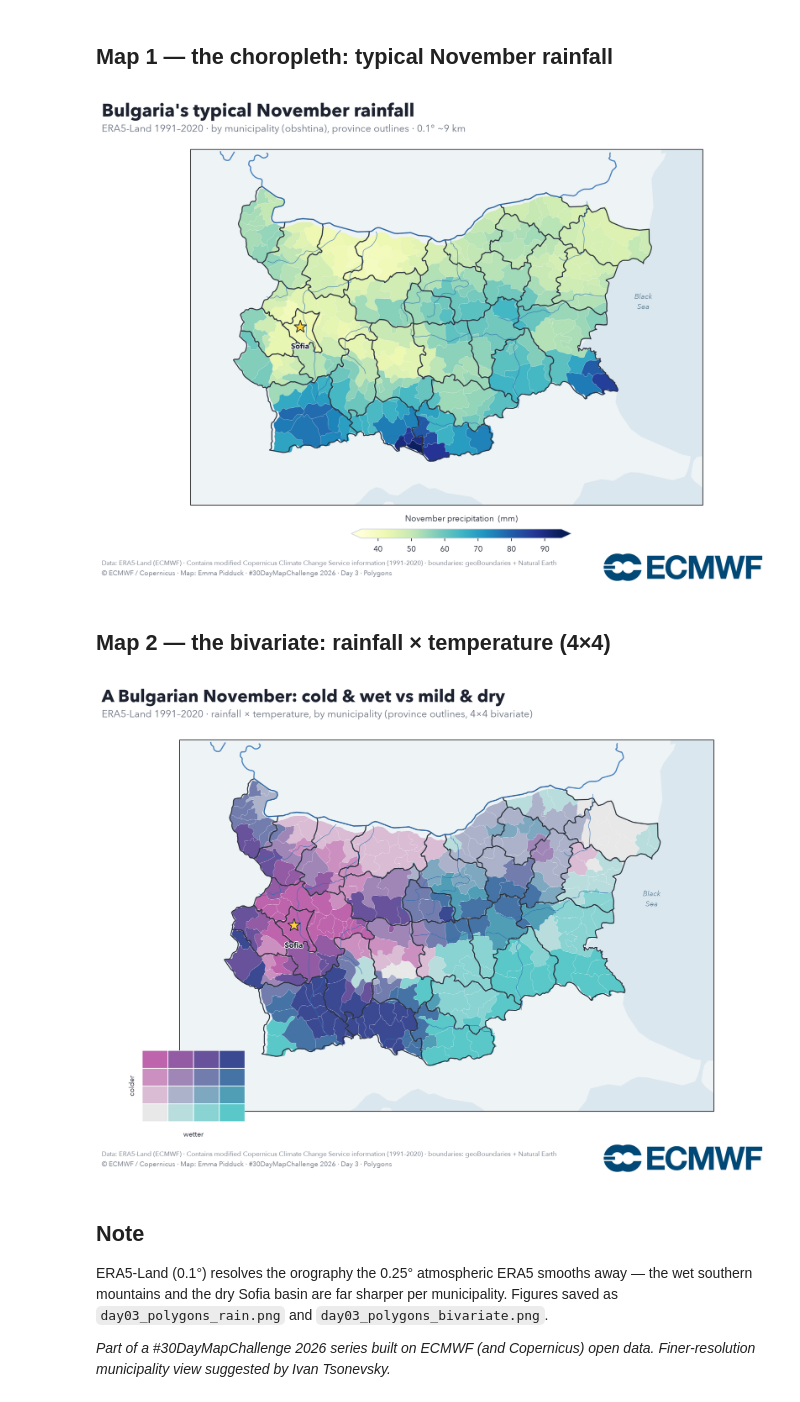
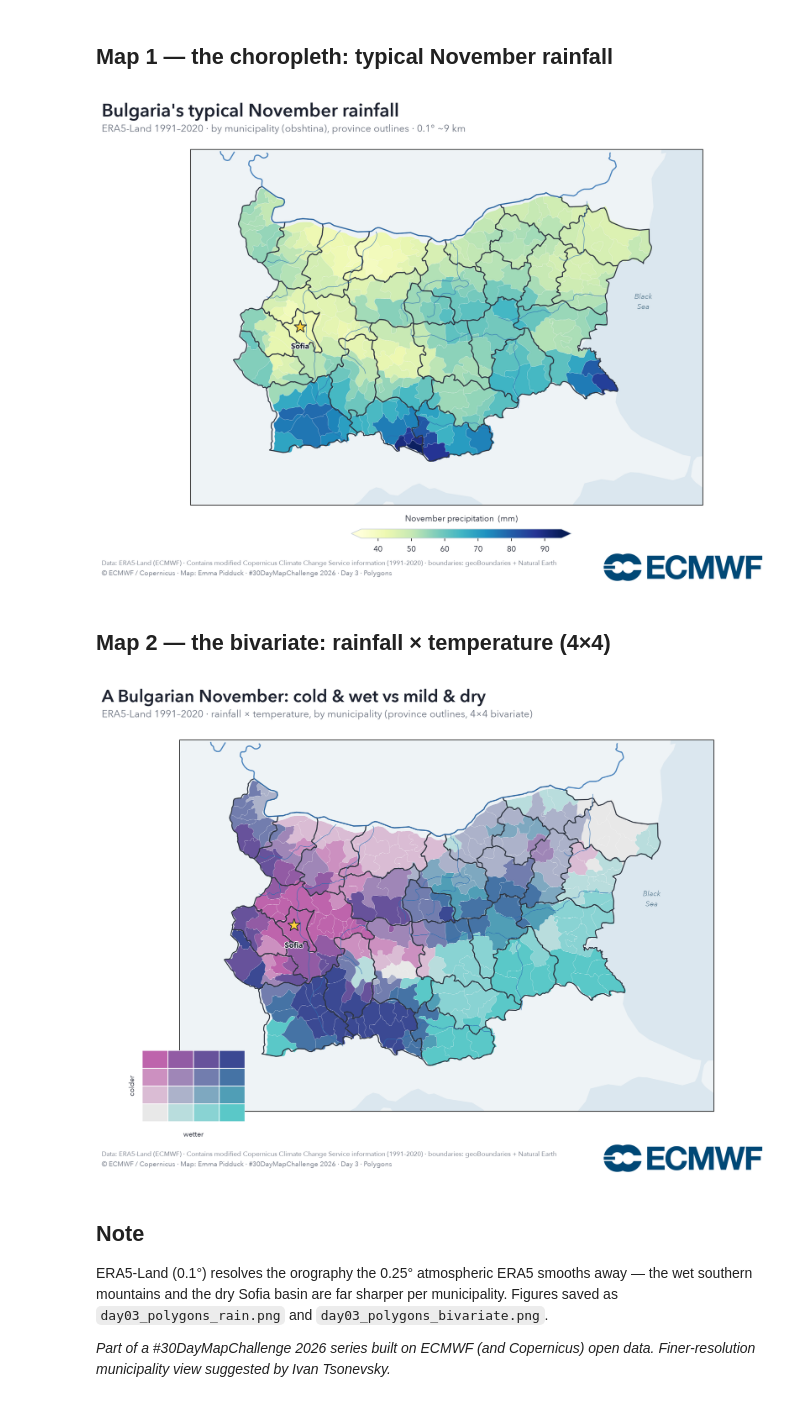
Before and after one commit to mattphysics/30dmc2026, a Jupyter notebook: day03_polygons.ipynb, the cells around one changed output. Cells and saved outputs as stored; diff of their text form; code cells hidden in the pictures.

```diff
--- a/day03_polygons.ipynb
+++ b/day03_polygons.ipynb
@@ -141,20 +141,20 @@ def add_footer(fig):
 # %%
 vmin, vmax = np.floor(P.min()/5)*5, np.ceil(P.max()/5)*5
 norm = Normalize(vmin, vmax); cmap = plt.get_cmap("YlGnBu")
 fig = plt.figure(figsize=(13, 9.0), dpi=200); fig.patch.set_facecolor("#fff")
 ax = fig.add_axes([0.03, 0.17, 0.94, 0.70], projection=proj)
 for g, v in zip(geoms, P): ax.add_geometries([g], crs=ccrs.PlateCarree(), facecolor=cmap(norm(v)), edgecolor="#ffffff", linewidth=0.15, zorder=2)
 furniture(ax)
-fig.text(0.03, 0.935, "Bulgaria's typical November rainfall", color=INK, fontsize=23, fontweight="bold")
+fig.text(0.03, 0.935, "Bulgaria's typical November rainfall", color=INK, fontsize=23, fontfamily=["Avenir Next Demi Bold", "Arial", "DejaVu Sans"])
 fig.text(0.03, 0.905, "ERA5-Land 1991–2020 · by municipality (obshtina), province outlines · 0.1° ~9 km", color=MUT, fontsize=12.5)
 cax = fig.add_axes([0.37, 0.105, 0.30, 0.018])
 cb = fig.colorbar(ScalarMappable(norm=norm, cmap=cmap), cax=cax, orientation="horizontal", extend="both")
 cb.set_label("November precipitation  (mm)", color=INK, fontsize=10.5, labelpad=10); cb.ax.xaxis.set_label_position("top")
 plt.setp(plt.getp(cb.ax, "xticklabels"), color=INK); cb.outline.set_edgecolor("#c7d0d8")
 add_footer(fig); add_logo(fig)
 fig.savefig("day03_polygons_rain.png", facecolor="#fff", bbox_inches="tight"); plt.show()
 # %% [output]
-[figure, old version]
+[figure, new version]
 # %% [markdown]
 ## Map 2 — the bivariate: rainfall × temperature (4×4)
 # %%
@@ -170,7 +170,7 @@ fig = plt.figure(figsize=(13, 9.0), dpi=200); fig.patch.set_facecolor("#fff")
 ax = fig.add_axes([0.03, 0.14, 0.94, 0.73], projection=proj)
 for k, g in enumerate(geoms): ax.add_geometries([g], crs=ccrs.PlateCarree(), facecolor=bil(pi[k]/(N-1), ti[k]/(N-1)), edgecolor="#ffffff", linewidth=0.15, zorder=2)
 furniture(ax)
-fig.text(0.03, 0.945, "A Bulgarian November: cold & wet vs mild & dry", color=INK, fontsize=22, fontweight="bold")
+fig.text(0.03, 0.945, "A Bulgarian November: cold & wet vs mild & dry", color=INK, fontsize=22, fontfamily=["Avenir Next Demi Bold", "Arial", "DejaVu Sans"])
 fig.text(0.03, 0.915, "ERA5-Land 1991–2020 · rainfall × temperature, by municipality (province outlines, 4×4 bivariate)", color=MUT, fontsize=12.5)
 sz = 0.035; lax = fig.add_axes([0.085, 0.12, sz*N, sz*N]); lax.set_xlim(0, N); lax.set_ylim(0, N); lax.axis("off")
 for i in range(N):
@@ -182,7 +182,7 @@ lax.text(-0.4, N/2, "colder", ha="center", va="center", rotation=90, fontsize=9,
 add_footer(fig); add_logo(fig)
 fig.savefig("day03_polygons_bivariate.png", facecolor="#fff", bbox_inches="tight"); plt.show()
 # %% [output]
-[figure, old version]
+[figure, new version]
 # %% [markdown]
 ## Note
 
```
Also changed, not shown: 17 other files.
